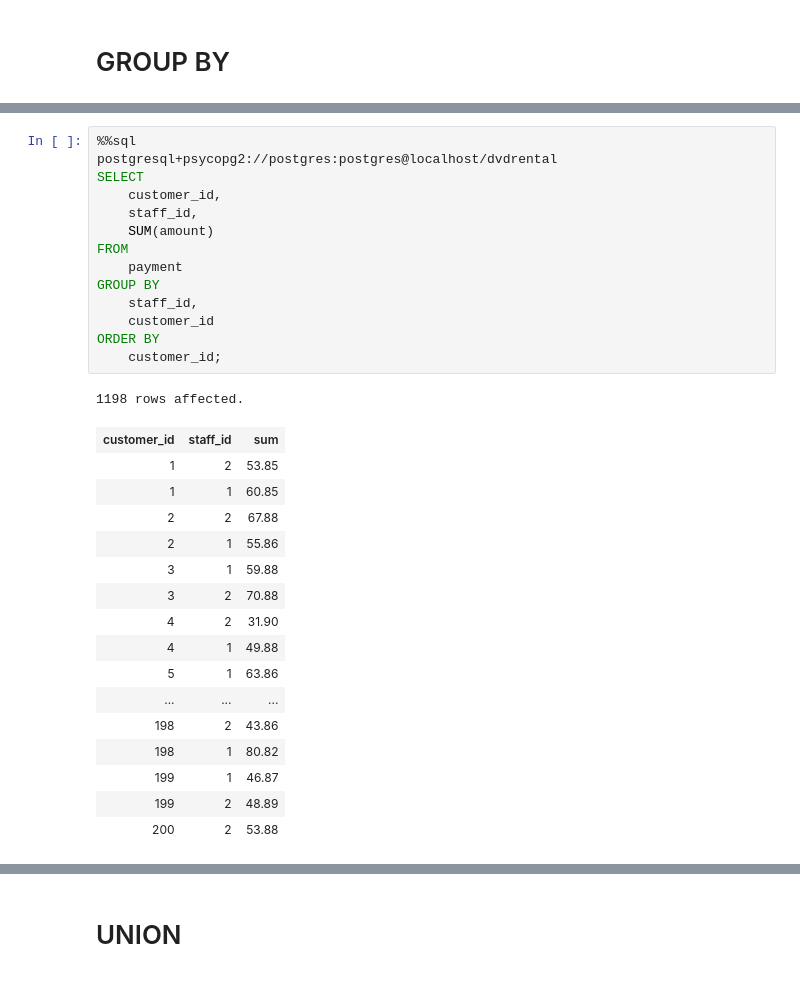
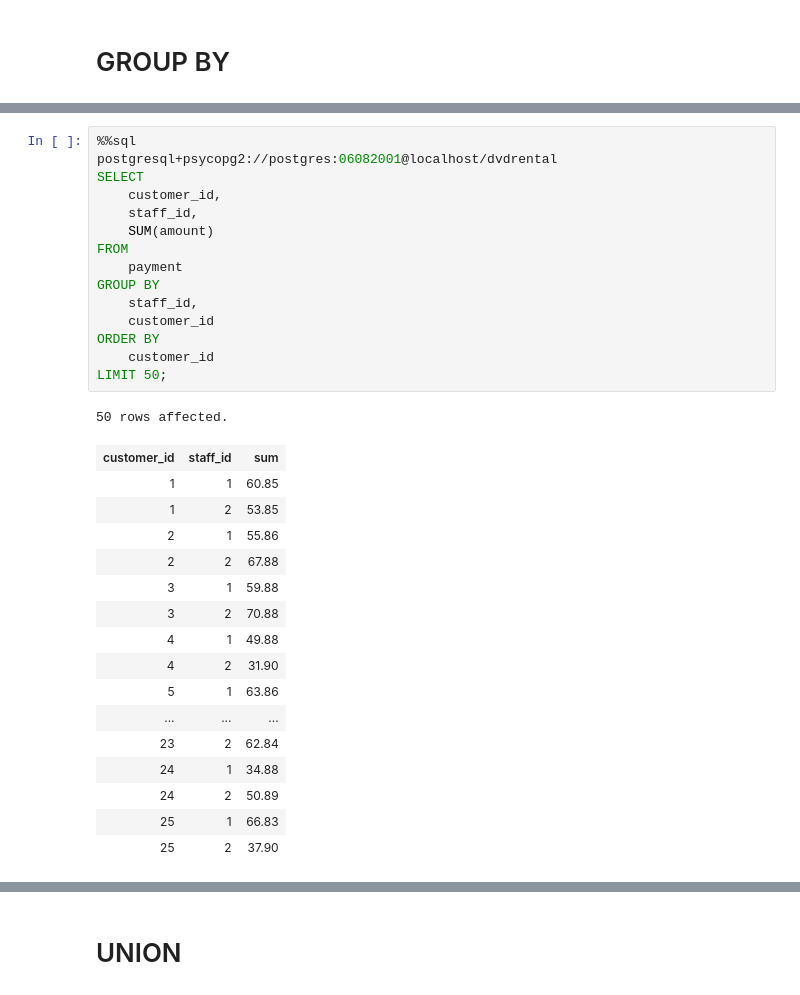
Before and after one commit to nccasia/ncc-python-learning, a Jupyter notebook: database/s08_Postgres_with_Python.ipynb, the cells around one changed output, grey strips where cells are left out. Saved outputs shown, nothing was run; the diff lists cells and outputs as text.

```diff
--- a/database/s08_Postgres_with_Python.ipynb
+++ b/database/s08_Postgres_with_Python.ipynb
@@ -1137,35 +1218,36 @@ GROUP BY
 | 2 | 7304 |
 # %%
 %%sql
-postgresql+psycopg2://postgres:postgres@localhost/dvdrental
+postgresql+psycopg2://postgres:06082001@localhost/dvdrental
 SELECT
 	customer_id,
 	staff_id,
 	SUM(amount)
 FROM
 	payment
 GROUP BY
 	staff_id,
 	customer_id
 ORDER BY
-    customer_id;
+    customer_id
+LIMIT 50;
 # %% [output]
-1198 rows affected.
+50 rows affected.
 | customer_id | staff_id | sum |
+| 1 | 1 | 60.85 |
 | 1 | 2 | 53.85 |
-| 1 | 1 | 60.85 |
+| 2 | 1 | 55.86 |
 | 2 | 2 | 67.88 |
-| 2 | 1 | 55.86 |
 | 3 | 1 | 59.88 |
 | 3 | 2 | 70.88 |
+| 4 | 1 | 49.88 |
 | 4 | 2 | 31.90 |
-| 4 | 1 | 49.88 |
 | 5 | 1 | 63.86 |
 | ... | ... | ... |
-| 198 | 2 | 43.86 |
-| 198 | 1 | 80.82 |
-| 199 | 1 | 46.87 |
-| 199 | 2 | 48.89 |
-| 200 | 2 | 53.88 |
+| 23 | 2 | 62.84 |
+| 24 | 1 | 34.88 |
+| 24 | 2 | 50.89 |
+| 25 | 1 | 66.83 |
+| 25 | 2 | 37.90 |
 # %%
 %%sql
```
Also changed, not shown: parts of 104 cells of this notebook, 2 other files.
